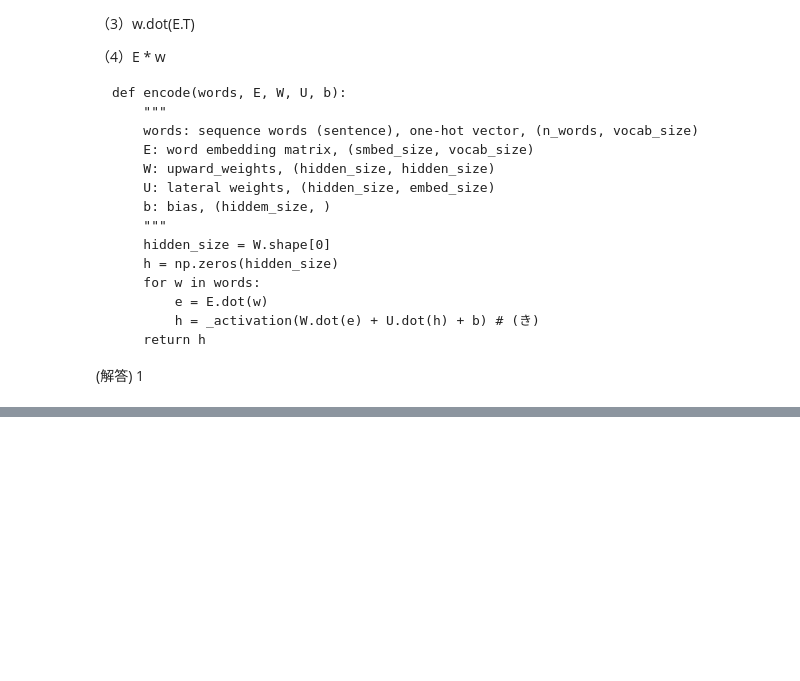
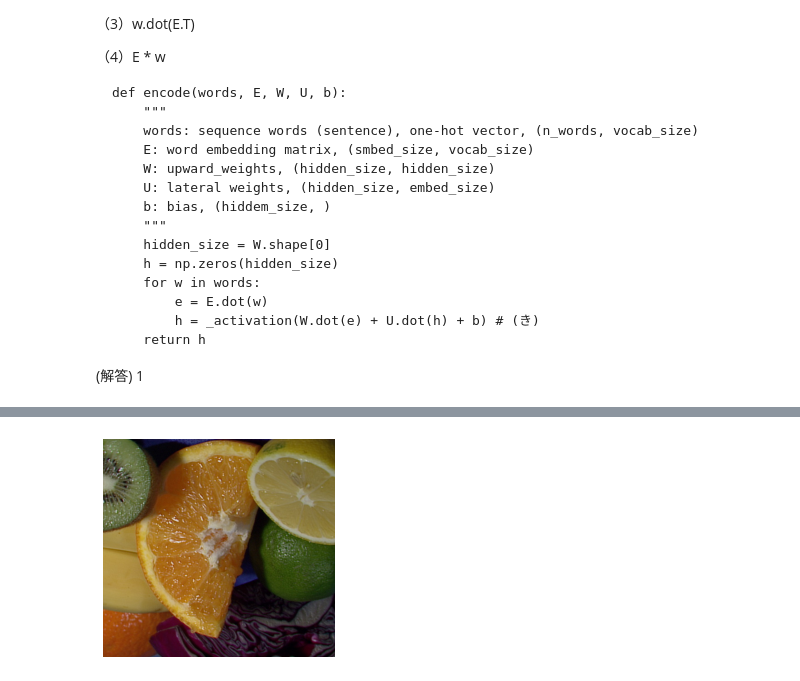
Before and after one commit to Takashi-Tokyo/studyai, a Jupyter notebook: Deep_learning_day3.ipynb, the cells around one changed output, grey strips where cells are left out. Cells and saved outputs as stored; diff of their text form; code cells hidden in the pictures; blank space fills up the shorter version.

```diff
--- a/Deep_learning_day3.ipynb
+++ b/Deep_learning_day3.ipynb
@@ -1963,0 +2058,10 @@ def encode(words, E, W, U, b):
+# %%
+#垂直方向（上下）反転処理
+#TensorFlow/Keras APIのtf.image.random_flip_up_downを用いる
+#反転するか否かはランダム調整
+image = image_origin
+image = tf.image.random_flip_up_down(image, seed=123)
+
+show_images([image.numpy()])
+# %% [output]
+[figure, added]
```
Also changed, not shown: parts of 47 cells of this notebook.
